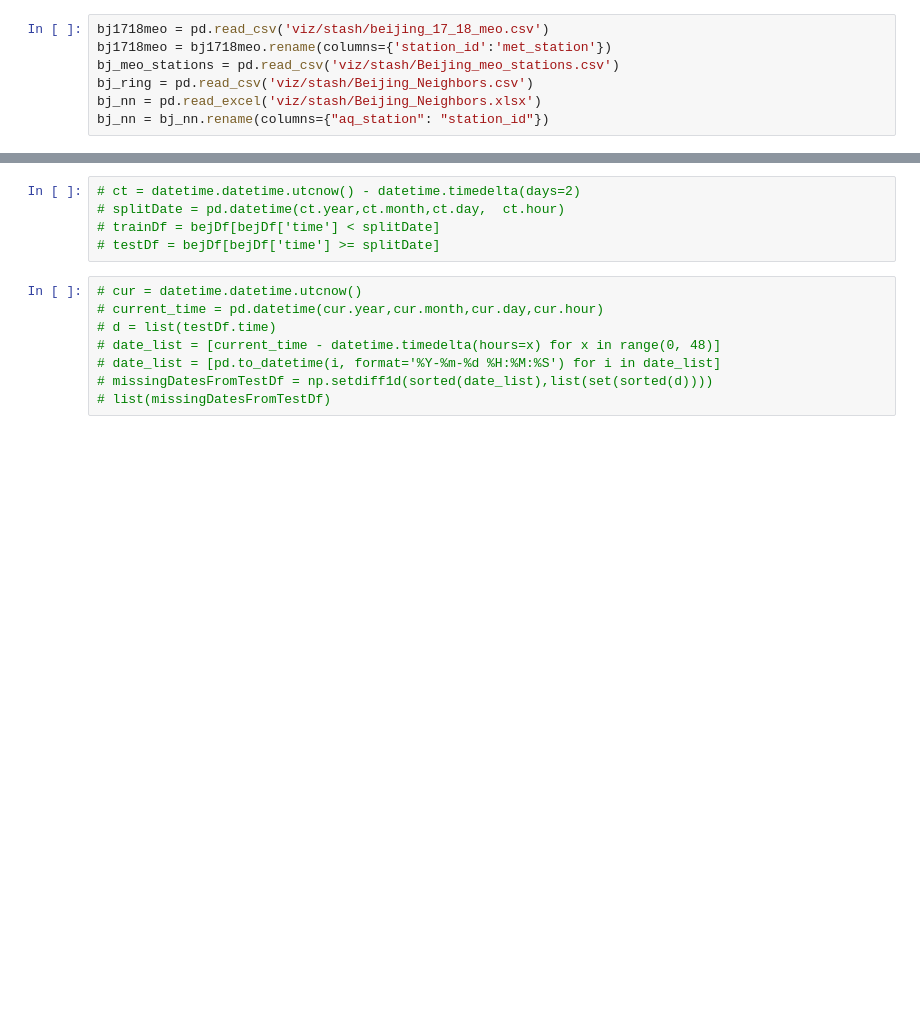
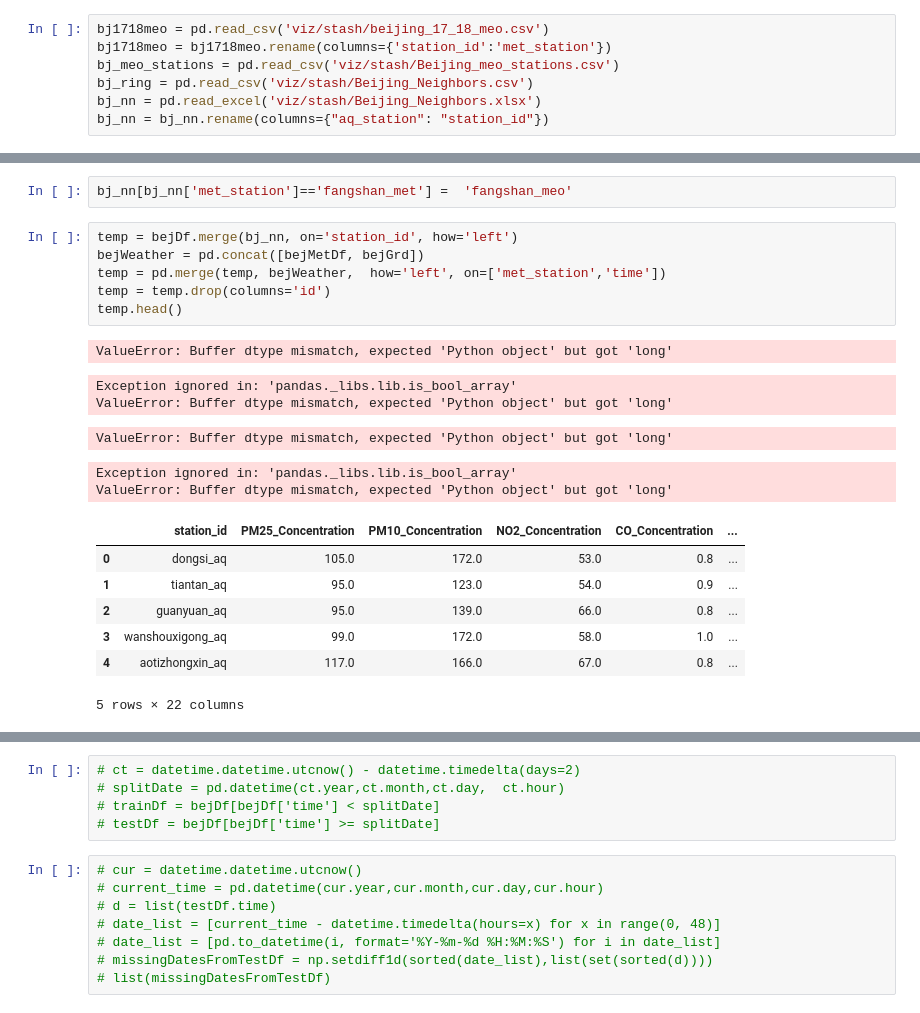
Before and after one commit to DS420-Cobras/DS420-Cobras, a Jupyter notebook: david_eda.ipynb, the cells around one changed output, grey strips where cells are left out. Saved outputs shown, nothing was run; the diff lists cells and outputs as text; blank space fills up the shorter version.

```diff
--- a/david_eda.ipynb
+++ b/david_eda.ipynb
@@ -159,0 +101,22 @@ pd.merge(temp, bejMetDf,  how='left', left_on=['A_c1','c2']
+# %%
+bj_nn[bj_nn['met_station']=='fangshan_met'] =  'fangshan_meo'
+# %%
+temp = bejDf.merge(bj_nn, on='station_id', how='left')
+bejWeather = pd.concat([bejMetDf, bejGrd])
+temp = pd.merge(temp, bejWeather,  how='left', on=['met_station','time'])
+temp = temp.drop(columns='id')
+temp.head()
+# %% [output]
+ValueError: Buffer dtype mismatch, expected 'Python object' but got 'long'
+Exception ignored in: 'pandas._libs.lib.is_bool_array'
+ValueError: Buffer dtype mismatch, expected 'Python object' but got 'long'
+ValueError: Buffer dtype mismatch, expected 'Python object' but got 'long'
+Exception ignored in: 'pandas._libs.lib.is_bool_array'
+ValueError: Buffer dtype mismatch, expected 'Python object' but got 'long'
+|  | station_id | PM25_Concentration | PM10_Concentration | NO2_Concentration | CO_Concentration | ... |
+| 0 | dongsi_aq | 105.0 | 172.0 | 53.0 | 0.8 | ... |
+| 1 | tiantan_aq | 95.0 | 123.0 | 54.0 | 0.9 | ... |
+| 2 | guanyuan_aq | 95.0 | 139.0 | 66.0 | 0.8 | ... |
+| 3 | wanshouxigong_aq | 99.0 | 172.0 | 58.0 | 1.0 | ... |
+| 4 | aotizhongxin_aq | 117.0 | 166.0 | 67.0 | 0.8 | ... |
+5 rows × 22 columns
```
Also changed, not shown: parts of 10 cells of this notebook, 5 other files.
